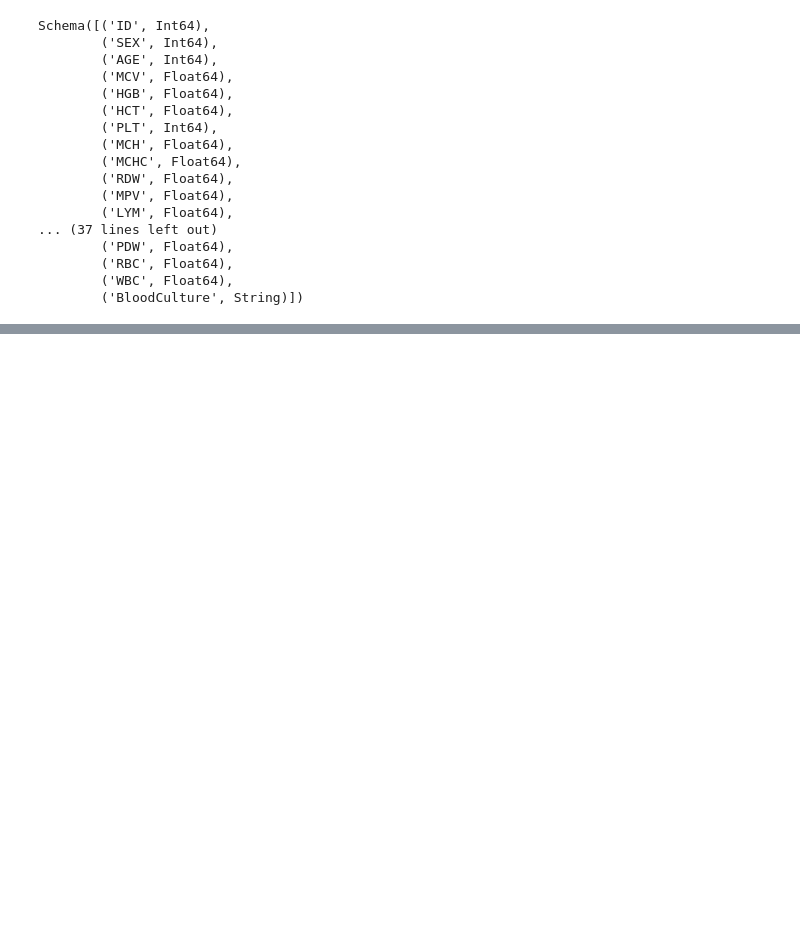
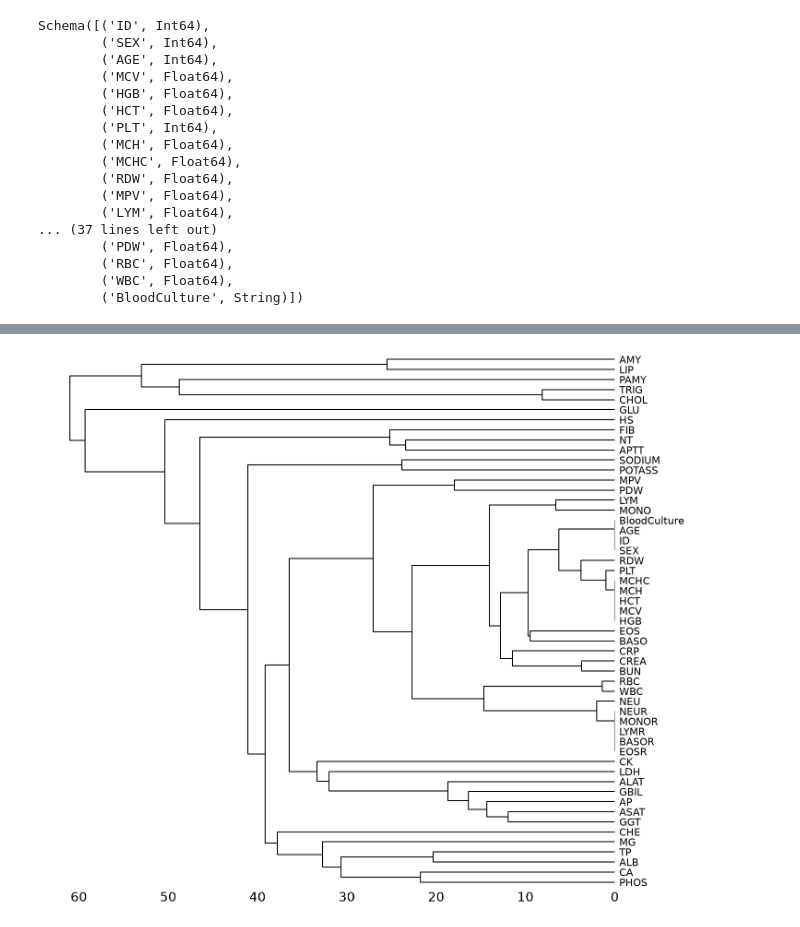
Before and after one commit to AbdoMir/pr-diction-de-la-bact-ri-mie, a Jupyter notebook: notebook/1.EDA.ipynb, the cells around one changed output, grey strips where cells are left out. Saved outputs shown, nothing was run; the diff lists cells and outputs as text; code cells hidden in the pictures; blank space fills up the shorter version.

```diff
--- a/notebook/1.EDA.ipynb
+++ b/notebook/1.EDA.ipynb
@@ -102,0 +254,7 @@ Series: '' [bool]
+# %%
+df_pd = df.to_pandas()
+
+msno.dendrogram(df_pd, figsize=(16, 15))
+plt.show()
+# %% [output]
+[figure, added]
```
Also changed, not shown: parts of 171 cells of this notebook, 13 other files.
